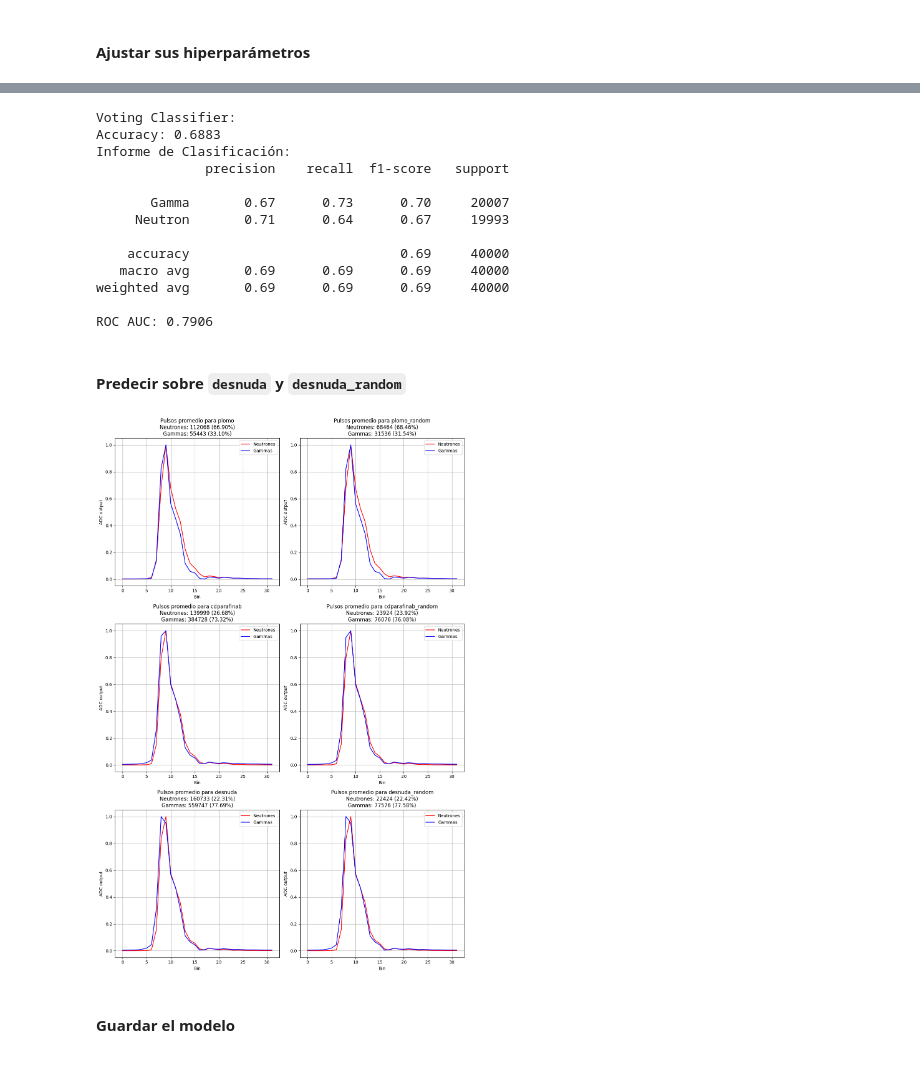
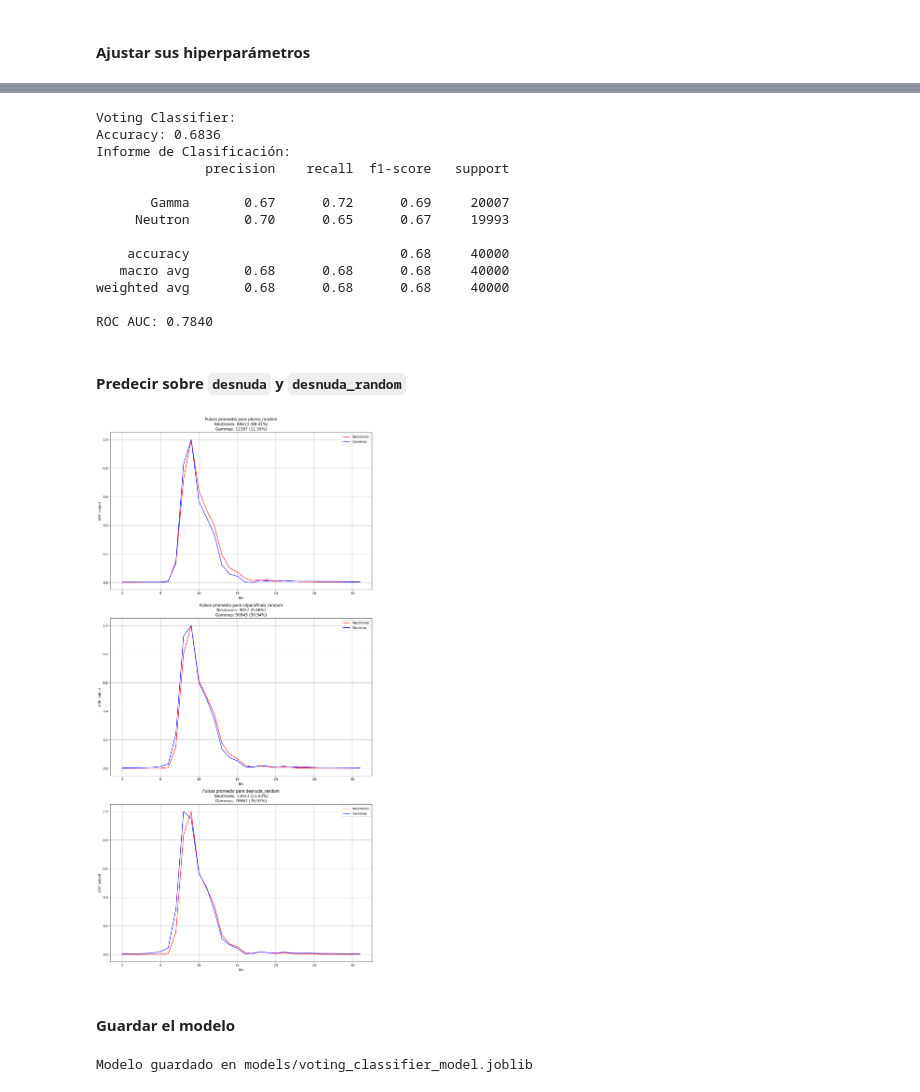
Before and after one commit to saisito/neutrones-gamma_classifier, a Jupyter notebook: process.ipynb, the cells around one changed output, grey strips where cells are left out. Cells and saved outputs as stored; diff of their text form; code cells hidden in the pictures.

Commit message:
updating models

```diff
--- a/process.ipynb
+++ b/process.ipynb
@@ -622,4 +621,4 @@ Error:
 # %%
 # Ajustar el modelo
-grid_search.fit(X_train, y_train)
-# voting_clf.fit(X_train,y_train)
+# grid_search.fit(X_train, y_train)
+voting_clf.fit(X_train,y_train)
@@ -629,6 +654,6 @@ print("Mejores parámetros:", grid_search.best_params_)
 # %%
 # Nuestro voting sera el de los mejores parametros
-voting_clf = grid_search.best_estimator_
+# voting_clf = grid_search.best_estimator_
 # %%
 y_pred_clf = voting_clf.predict(X_test)
 accuracy_clf = accuracy_score(y_test, y_pred_clf)
@@ -643,18 +668,18 @@ print(classification_report(y_test, y_pred_clf, target_names=["Gamma", "Neutron"
 print(f"ROC AUC: {roc_auc_clf:.4f}")
 # %% [output]
 Voting Classifier:
-Accuracy: 0.6883
+Accuracy: 0.6836
 Informe de Clasificación:
               precision    recall  f1-score   support
 
-       Gamma       0.67      0.73      0.70     20007
-     Neutron       0.71      0.64      0.67     19993
+       Gamma       0.67      0.72      0.69     20007
+     Neutron       0.70      0.65      0.67     19993
 
-    accuracy                           0.69     40000
-   macro avg       0.69      0.69      0.69     40000
-weighted avg       0.69      0.69      0.69     40000
+    accuracy                           0.68     40000
+   macro avg       0.68      0.68      0.68     40000
+weighted avg       0.68      0.68      0.68     40000
 
-ROC AUC: 0.7906
+ROC AUC: 0.7840
 # %% [markdown]
 #### Predecir sobre `desnuda` y `desnuda_random`
 # %%
@@ -697,11 +722,8 @@ best_model = voting_clf
 
 # Archivos con los datos de entrada
 files = {
-    'plomo': 'AmBe_plomo/fuente_pulsos.csv',
     'plomo_random': 'AmBe_plomo_random/fuente_pulsos.csv',
-    'cdparafinab': 'AmBe_cdparafinab/fuente_pulsos.csv',
     'cdparafinab_random': 'AmBe_cdparafinab_random/fuente_pulsos.csv',
-    'desnuda': 'AmBe_desnuda/fuente_pulsos.csv',
     'desnuda_random': 'AmBe_desnuda_random/fuente_pulsos.csv'
 }
 
@@ -709,46 +731,45 @@ files = {
 results = {}
 
 for name, file in files.items():
     neutron_pulses, gamma_pulses = load_and_predict(file, best_model, scaler)
     results[name] = {
         'neutron_pulses': neutron_pulses,
         'gamma_pulses': gamma_pulses
     }
 
-# Crear subplots (3 filas y 2 columnas)
-fig, axs = plt.subplots(3, 2, figsize=(12, 18))
+# Crear subplots (3 filas y 1 columna)
+fig, axs = plt.subplots(3, 1, figsize=(12, 24))
 
 for i, (name, data) in enumerate(results.items()):
-    row, col = divmod(i, 2)  # Determinar la fila y columna del subplot
     neutron_mean_pulses = np.mean(data['neutron_pulses'], axis=0)
     gamma_mean_pulses = np.mean(data['gamma_pulses'], axis=0)
 
     neutron_mean_pulses_normalized = neutron_mean_pulses / np.max(neutron_mean_pulses)
     gamma_mean_pulses_normalized = gamma_mean_pulses / np.max(gamma_mean_pulses)
 
     # Plot de neutrones y gammas
-    axs[row, col].plot(neutron_mean_pulses_normalized, color='red', label='Neutrones')
-    axs[row, col].plot(gamma_mean_pulses_normalized, color='blue', label='Gammas')
+    axs[i].plot(neutron_mean_pulses_normalized, color='red', label='Neutrones')
+    axs[i].plot(gamma_mean_pulses_normalized, color='blue', label='Gammas')
 
     # Calcular y mostrar cantidad y porcentaje
     num_neutrons = data['neutron_pulses'].shape[0]
     num_gammas = data['gamma_pulses'].shape[0]
     total = num_neutrons + num_gammas
     neutron_percentage = (num_neutrons / total) * 100
     gamma_percentage = (num_gammas / total) * 100
 
-    axs[row, col].set_title(f'Pulsos promedio para {name}\n'
-                            f'Neutrones: {num_neutrons} ({neutron_percentage:.2f}%)\n'
-                            f'Gammas: {num_gammas} ({gamma_percentage:.2f}%)')
-    axs[row, col].set_xlabel('Bin')
-    axs[row, col].set_ylabel('ADC output')
-    axs[row, col].grid()
-    axs[row, col].legend()
+    axs[i].set_title(f'Pulsos promedio para {name}\n'
+                     f'Neutrones: {num_neutrons} ({neutron_percentage:.2f}%)\n'
+                     f'Gammas: {num_gammas} ({gamma_percentage:.2f}%)')
+    axs[i].set_xlabel('Bin')
+    axs[i].set_ylabel('ADC output')
+    axs[i].grid()
+    axs[i].legend()
 
 plt.tight_layout()
 plt.show()
 # %% [output]
-[figure, old version]
+[figure, new version]
 # %% [markdown]
 #### Guardar el modelo
 # %%
@@ -766,3 +787,5 @@ if not os.path.exists(model_dir):
 dump(voting_clf, os.path.join(model_dir, model_filename))
 
 print(f"Modelo guardado en {os.path.join(model_dir, model_filename)}")
+# %% [output]
+Modelo guardado en models/voting_classifier_model.joblib
```
Also changed, not shown: parts of 11 cells of this notebook.
